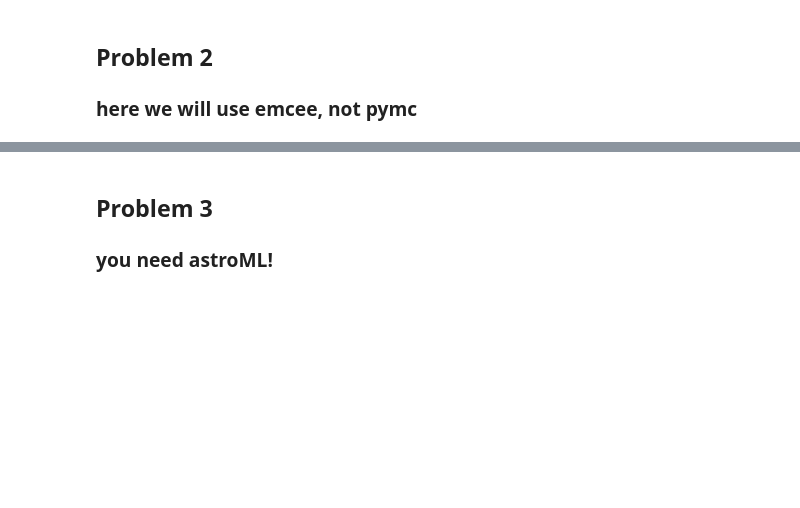
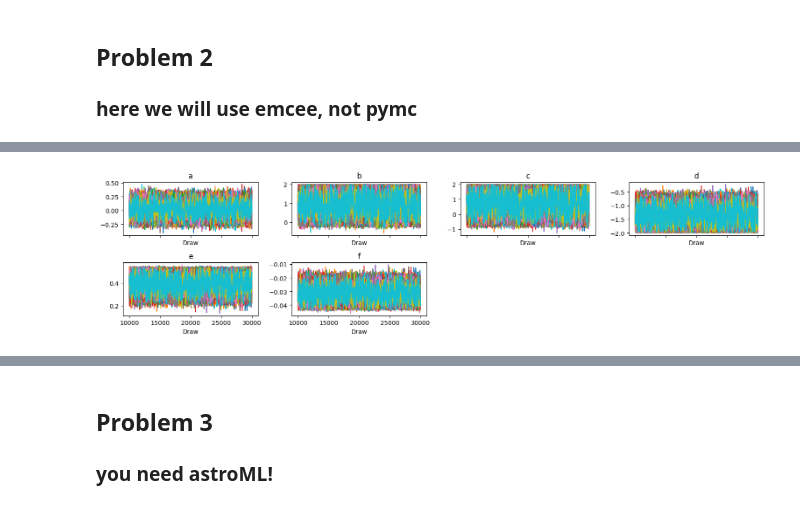
Before and after one commit to jackey-fang/astr-324-s26, a Jupyter notebook: homeworks/Astr324-S26-HW3.ipynb, the cells around one changed output, grey strips where cells are left out. Saved outputs shown, nothing was run; the diff lists cells and outputs as text; code cells hidden in the pictures; blank space fills up the shorter version.

```diff
--- a/homeworks/Astr324-S26-HW3.ipynb
+++ b/homeworks/Astr324-S26-HW3.ipynb
@@ -115,8 +218,8 @@ yErr = np.array([0.10993428, 0.09723471, 0.11295377, 0.1304606 , 0.09531693, 0.0
 # %%
 # hints:
 # use these prior ranges for polynomial model parameters (Function 1)
-thetaMin = (-1.0, -2.0, -2.0, -2.0, -2.0, -2.0)
-thetaMax = ( 1.0,  2.0,  2.0,  2.0,  2.0,  2.0)
+thetaMin_1 = (-1.0, -2.0, -2.0, -2.0, -2.0, -2.0)
+thetaMax_1 = ( 1.0,  2.0,  2.0,  2.0,  2.0,  2.0)
 # use these prior ranges for trigonometric model parameters (Function 2)
-thetaMin = (0.5,  0.5, -0.2)
-thetaMax = (1.5,  1.5,  0.2)
+thetaMin_2 = (0.5,  0.5, -0.2)
+thetaMax_2 = (1.5,  1.5,  0.2)
@@ -124,0 +280,11 @@ thetaMax = (1.5,  1.5,  0.2)
+# %%
+var_names = ["a", "b", "c", "d", "e", "f"]
+
+idata = az.from_emcee(sampler, var_names=var_names)
+idata_burned = idata.sel(draw=slice(nburn, None))
+
+az.plot_trace(idata_burned)
+plt.tight_layout()
+plt.show();
+# %% [output]
+[figure, added]
```
Also changed, not shown: parts of 19 cells of this notebook, 1 other file.
